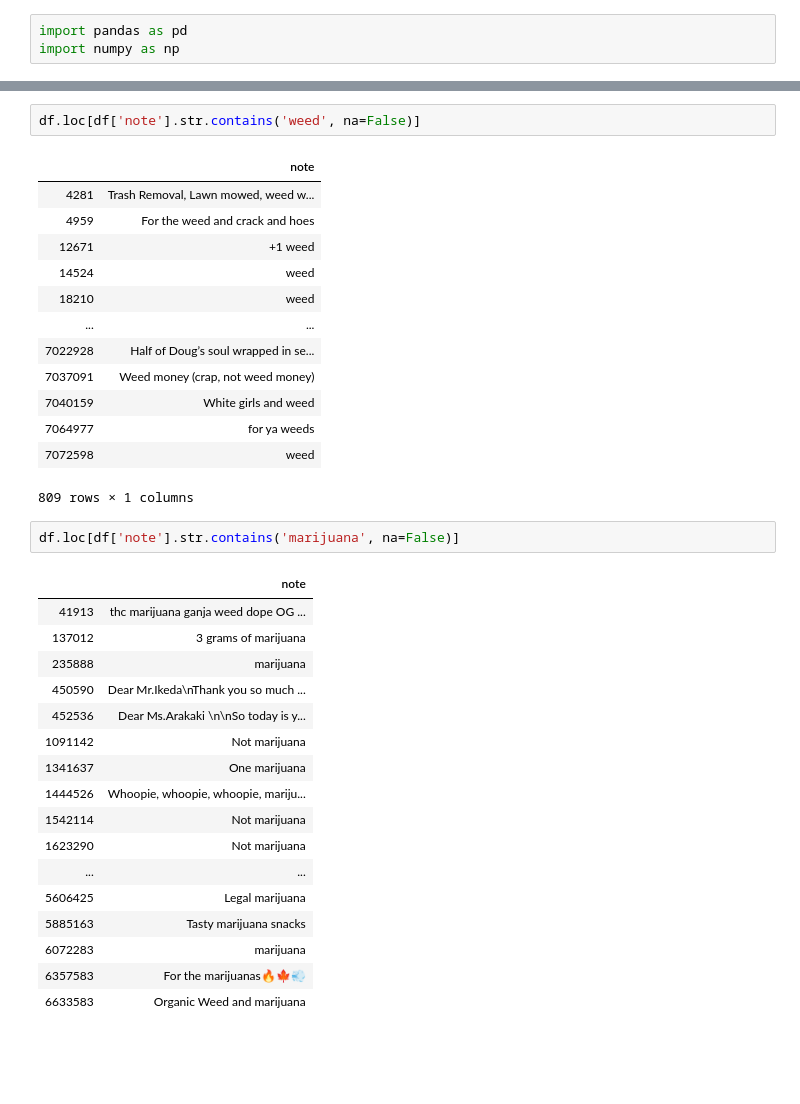
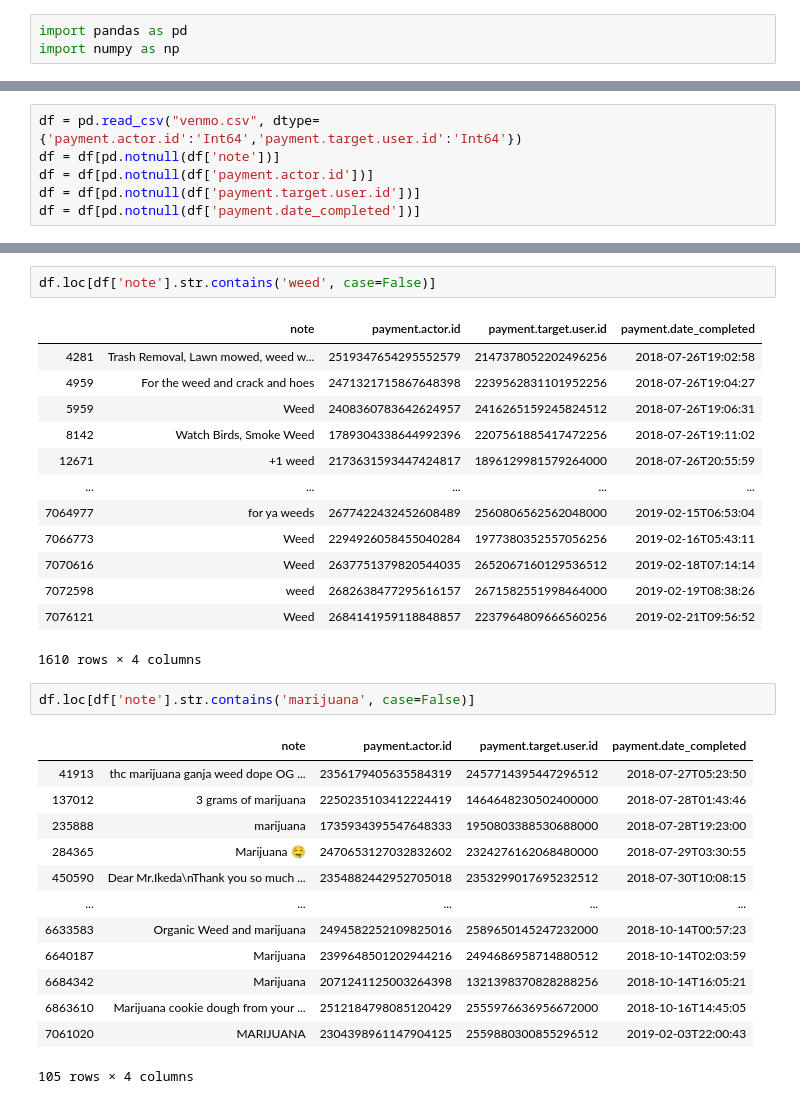
Before and after one commit to prasantadh/venmo-analytics, a Jupyter notebook: Analysis.ipynb, the cells around one changed output, grey strips where cells are left out. Cells and saved outputs as stored; diff of their text form; blank space fills up the shorter version.

```diff
--- a/Analysis.ipynb
+++ b/Analysis.ipynb
@@ -5,0 +4,6 @@ df = pd.read_csv("venmo.csv")
+# %%
+df = pd.read_csv("venmo.csv", dtype={'payment.actor.id':'Int64','payment.target.user.id':'Int64'})
+df = df[pd.notnull(df['note'])]
+df = df[pd.notnull(df['payment.actor.id'])]
+df = df[pd.notnull(df['payment.target.user.id'])]
+df = df[pd.notnull(df['payment.date_completed'])]
@@ -38,37 +82,33 @@ df.loc[df['note'].str.contains('meth', na=False)]
 # %%
-df.loc[df['note'].str.contains('weed', na=False)]
+df.loc[df['note'].str.contains('weed', case=False)]
 # %% [output]
-|  | note |
-| 4281 | Trash Removal, Lawn mowed, weed w... |
-| 4959 | For the weed and crack and hoes |
-| 12671 | +1 weed |
-| 14524 | weed |
-| 18210 | weed |
-| ... | ... |
-| 7022928 | Half of Doug’s soul wrapped in se... |
-| 7037091 | Weed money (crap, not weed money) |
-| 7040159 | White girls and weed |
-| 7064977 | for ya weeds |
-| 7072598 | weed |
+|  | note | payment.actor.id | payment.target.user.id | payment.date_completed |
+| 4281 | Trash Removal, Lawn mowed, weed w... | 2519347654295552579 | 2147378052202496256 | 2018-07-26T19:02:58 |
+| 4959 | For the weed and crack and hoes | 2471321715867648398 | 2239562831101952256 | 2018-07-26T19:04:27 |
+| 5959 | Weed | 2408360783642624957 | 2416265159245824512 | 2018-07-26T19:06:31 |
+| 8142 | Watch Birds, Smoke Weed | 1789304338644992396 | 2207561885417472256 | 2018-07-26T19:11:02 |
+| 12671 | +1 weed | 2173631593447424817 | 1896129981579264000 | 2018-07-26T20:55:59 |
+| ... | ... | ... | ... | ... |
+| 7064977 | for ya weeds | 2677422432452608489 | 2560806562562048000 | 2019-02-15T06:53:04 |
+| 7066773 | Weed | 2294926058455040284 | 1977380352557056256 | 2019-02-16T05:43:11 |
+| 7070616 | Weed | 2637751379820544035 | 2652067160129536512 | 2019-02-18T07:14:14 |
+| 7072598 | weed | 2682638477295616157 | 2671582551998464000 | 2019-02-19T08:38:26 |
+| 7076121 | Weed | 2684141959118848857 | 2237964809666560256 | 2019-02-21T09:56:52 |
-809 rows × 1 columns
+1610 rows × 4 columns
 # %%
-df.loc[df['note'].str.contains('marijuana', na=False)]
+df.loc[df['note'].str.contains('marijuana', case=False)]
 # %% [output]
-|  | note |
-| 41913 | thc marijuana ganja weed dope OG ... |
-| 137012 | 3 grams of marijuana |
-| 235888 | marijuana |
-| 450590 | Dear Mr.Ikeda\nThank you so much ... |
-| 452536 | Dear Ms.Arakaki \n\nSo today is y... |
-| 1091142 | Not marijuana |
-| 1341637 | One marijuana |
-| 1444526 | Whoopie, whoopie, whoopie, mariju... |
-| 1542114 | Not marijuana |
-| 1623290 | Not marijuana |
-| ... | ... |
-| 5606425 | Legal marijuana |
-| 5885163 | Tasty marijuana snacks |
-| 6072283 | marijuana |
-| 6357583 | For the marijuanas🔥🍁💨 |
-| 6633583 | Organic Weed and marijuana |
+|  | note | payment.actor.id | payment.target.user.id | payment.date_completed |
+| 41913 | thc marijuana ganja weed dope OG ... | 2356179405635584319 | 2457714395447296512 | 2018-07-27T05:23:50 |
+| 137012 | 3 grams of marijuana | 2250235103412224419 | 1464648230502400000 | 2018-07-28T01:43:46 |
+| 235888 | marijuana | 1735934395547648333 | 1950803388530688000 | 2018-07-28T19:23:00 |
+| 284365 | Marijuana 🤤 | 2470653127032832602 | 2324276162068480000 | 2018-07-29T03:30:55 |
+| 450590 | Dear Mr.Ikeda\nThank you so much ... | 2354882442952705018 | 2353299017695232512 | 2018-07-30T10:08:15 |
+| ... | ... | ... | ... | ... |
+| 6633583 | Organic Weed and marijuana | 2494582252109825016 | 2589650145247232000 | 2018-10-14T00:57:23 |
+| 6640187 | Marijuana | 2399648501202944216 | 2494686958714880512 | 2018-10-14T02:03:59 |
+| 6684342 | Marijuana | 2071241125003264398 | 1321398370828288256 | 2018-10-14T16:05:21 |
+| 6863610 | Marijuana cookie dough from your ... | 2512184798085120429 | 2555976636956672000 | 2018-10-16T14:45:05 |
+| 7061020 | MARIJUANA | 2304398961147904125 | 2559880300855296512 | 2019-02-03T22:00:43 |
+105 rows × 4 columns
 # %%
```
Also changed, not shown: parts of 17 cells of this notebook.
